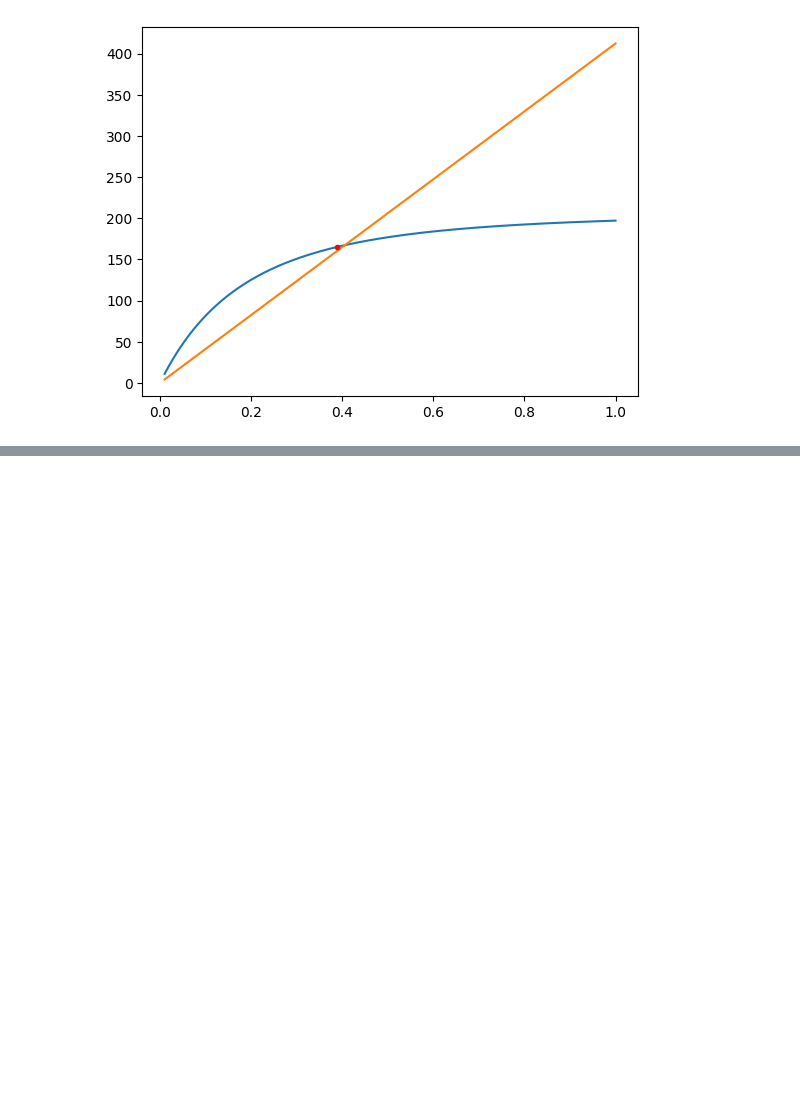
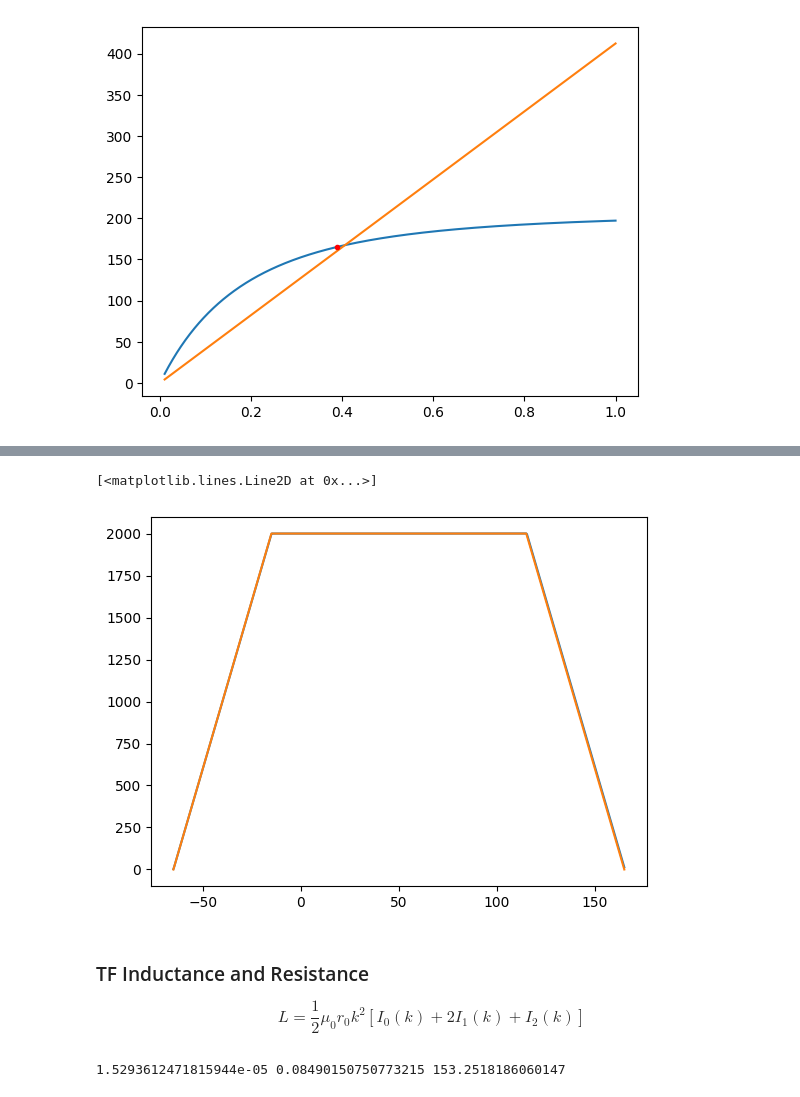
Before and after one commit to maborscz/PyMak-repo, a Jupyter notebook: nb/sandbox.ipynb, the cells around one changed output, grey strips where cells are left out. Saved outputs shown, nothing was run; the diff lists cells and outputs as text; code cells hidden in the pictures; blank space fills up the shorter version.

```diff
--- a/nb/sandbox.ipynb
+++ b/nb/sandbox.ipynb
@@ -57,0 +67,47 @@ plt.show()
+# %%
+N = 14
+
+x, y = x_TF, y_TF
+
+t = np.linspace(x[0], x[-1], 2**N)
+i = np.interp(t, x, y)
+
+freq = np.fft.fftfreq(2**N, d=x[-1]/2**N)
+sp = np.fft.fft(i)
+
+#plt.plot(freq, np.log(np.abs(sp)), '.')
+
+sp_clip = sp[np.abs(freq) < 2]
+sp_clip *= (len(sp_clip)/2**N)
+
+y_new = np.fft.ifft(sp_clip)
+t_new = np.linspace(x[0], x[-1], len(y_new))
+
+plt.plot(t_new, y_new.real)
+plt.plot(x, y)
+# %% [output]
+[<matplotlib.lines.Line2D at 0x...>]
+[figure, added]
+# %% [markdown]
+### TF Inductance and Resistance
+
+$$
+L=\frac{1}{2} \mu_0 r_0 k^2 [I_0(k) + 2I_1(k) + I_2(k)]
+$$
+# %%
+r1 = 0.12 #0.12
+r2 = 0.55 #0.55
+N = 80 #80
+r0 = np.sqrt(r1 * r2)
+k = 1/2 * np.log(r2/r1)
+
+from scipy.special import iv
+from scipy.constants import mu_0
+
+L = mu_0/2 * r0 * k**2 * (iv(0, k) + 2*iv(1, k) + iv(2, k)) * N
+l = 2 * np.pi * r0 * k * (iv(0, k) + iv(1, k)) * N
+R = l * 554e-6
+
+print(L, R, l)
+# %% [output]
+1.5293612471815944e-05 0.08490150750773215 153.2518186060147
```
Also changed, not shown: parts of 6 cells of this notebook, 13 other files.
